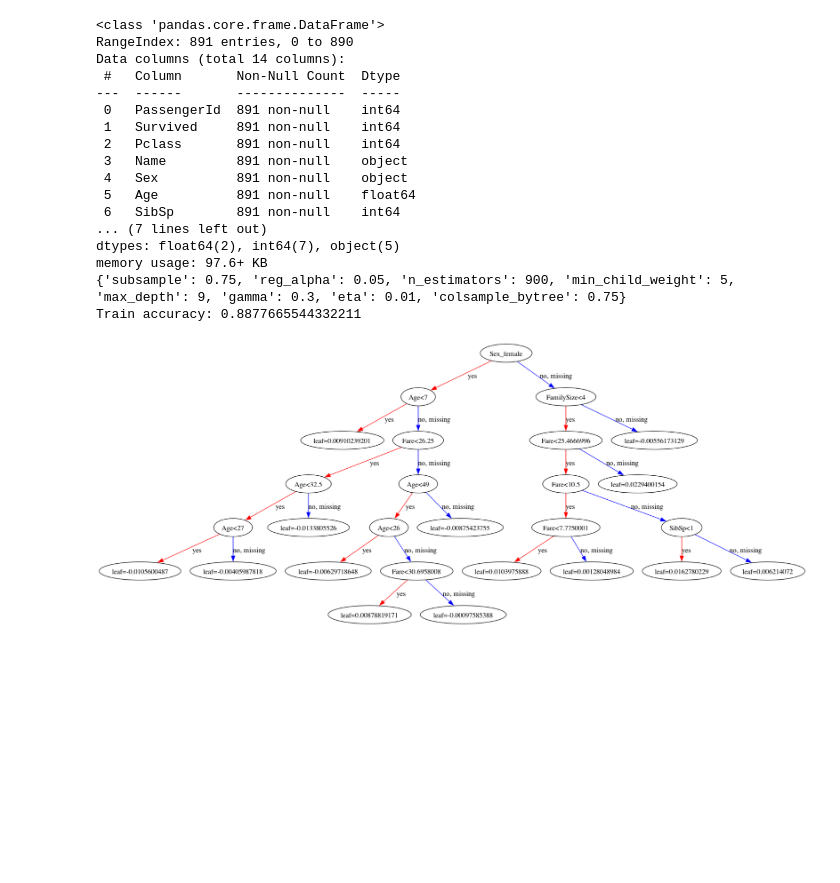
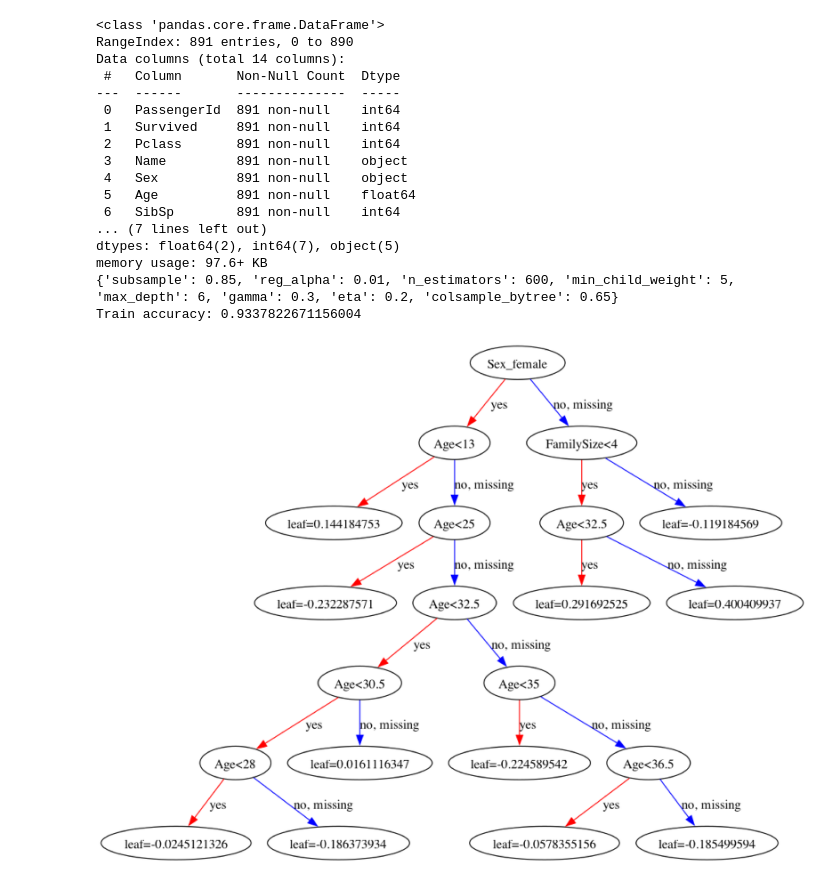
Before and after one commit to bsgreenb/math-tools, a Jupyter notebook: ml/kaggle/titanic/titanic.ipynb, the cells around one changed output. Saved outputs shown, nothing was run; the diff lists cells and outputs as text; code cells hidden in the pictures; blank space fills up the shorter version.

Commit message:
Altered ranges a bit, just going off intuition this seems better

```diff
--- a/ml/kaggle/titanic/titanic.ipynb
+++ b/ml/kaggle/titanic/titanic.ipynb
@@ -55,9 +55,9 @@ X_test = pd.get_dummies(X_test)
 
 param_distributions = {
     'eta': [x for x in np.linspace(start=0.01, stop=0.2, num=4)],
-    'max_depth': range(1,10,1),
+    'max_depth': range(3,7,1),
     'min_child_weight': range(1,13,2),
-    'n_estimators': [600,900,1200,1500],
+    'n_estimators': [600,900,1200],
     'gamma': [i/10.0 for i in range (0,5)],
     'subsample': [i/100.0 for i in range (60, 100, 5)],
     'colsample_bytree': [i/100.0 for i in range (60, 100, 5)],
@@ -66,38 +66,38 @@ param_distributions = {
 
 model = xgb.XGBClassifier(random_state=1)
 
-clf = RandomizedSearchCV(model, param_distributions=param_distributions, cv=5)
+clf = RandomizedSearchCV(model, param_distributions=param_distributions, cv=10)
 clf.fit(X_train, y_train)
 print(clf.best_params_)
 best_model = clf.best_estimator_
 
 y_train_pred = best_model.predict(X_train)
 
 train_accuracy = accuracy_score(y_train, y_train_pred)
 print("Train accuracy: " + str(train_accuracy))
 
 rcParams['figure.figsize'] = 80,50
 plot_tree(best_model, fontsize=12)
 
 predictions = best_model.predict(X_test)
 output = pd.DataFrame({'PassengerId': test_data.PassengerId, 'Survived': predictions})
 output.to_csv('submission.csv', index=False)
 # %% [output]
 <class 'pandas.core.frame.DataFrame'>
 RangeIndex: 891 entries, 0 to 890
 Data columns (total 14 columns):
  #   Column       Non-Null Count  Dtype
 ---  ------       --------------  -----
  0   PassengerId  891 non-null    int64
  1   Survived     891 non-null    int64
  2   Pclass       891 non-null    int64
  3   Name         891 non-null    object
  4   Sex          891 non-null    object
  5   Age          891 non-null    float64
  6   SibSp        891 non-null    int64
 ... (7 lines left out)
 dtypes: float64(2), int64(7), object(5)
 memory usage: 97.6+ KB
-{'subsample': 0.75, 'reg_alpha': 0.05, 'n_estimators': 900, 'min_child_weight': 5, 'max_depth': 9, 'gamma': 0.3, 'eta': 0.01, 'colsample_bytree': 0.75}
-Train accuracy: 0.8877665544332211
+{'subsample': 0.85, 'reg_alpha': 0.01, 'n_estimators': 600, 'min_child_weight': 5, 'max_depth': 6, 'gamma': 0.3, 'eta': 0.2, 'colsample_bytree': 0.65}
+Train accuracy: 0.9337822671156004
-[figure, old version]
+[figure, new version]
```
Also changed, not shown: 1 other file.
